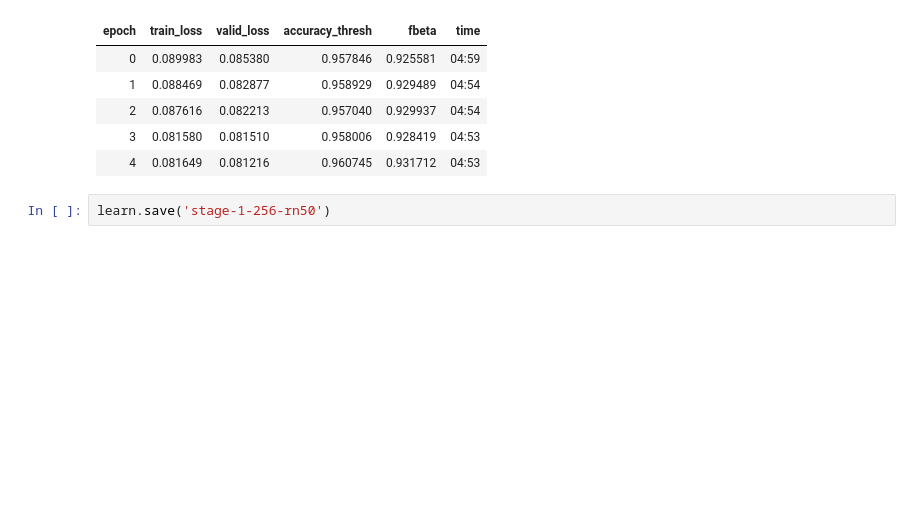
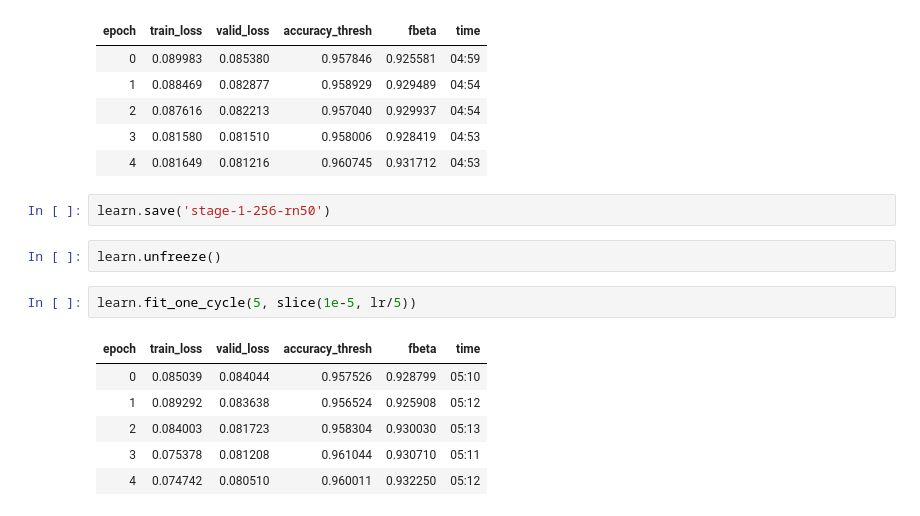
Before and after one commit to rushi-the-neural-arch/FastAi-Projects, a Jupyter notebook: FastAi_3,Satellite_MultiLabel.ipynb, the cells around one changed output. Saved outputs shown, nothing was run; the diff lists cells and outputs as text; blank space fills up the shorter version.

```diff
--- a/FastAi_3,Satellite_MultiLabel.ipynb
+++ b/FastAi_3,Satellite_MultiLabel.ipynb
@@ -228,3 +228,14 @@ learn.fit_one_cycle(5,slice(lr))
 | 4 | 0.081649 | 0.081216 | 0.960745 | 0.931712 | 04:53 |
 # %%
 learn.save('stage-1-256-rn50')
+# %%
+learn.unfreeze()
+# %%
+learn.fit_one_cycle(5, slice(1e-5, lr/5))
+# %% [output]
+| epoch | train_loss | valid_loss | accuracy_thresh | fbeta | time |
+| 0 | 0.085039 | 0.084044 | 0.957526 | 0.928799 | 05:10 |
+| 1 | 0.089292 | 0.083638 | 0.956524 | 0.925908 | 05:12 |
+| 2 | 0.084003 | 0.081723 | 0.958304 | 0.930030 | 05:13 |
+| 3 | 0.075378 | 0.081208 | 0.961044 | 0.930710 | 05:11 |
+| 4 | 0.074742 | 0.080510 | 0.960011 | 0.932250 | 05:12 |
```
Also changed, not shown: parts of 2 cells of this notebook.
